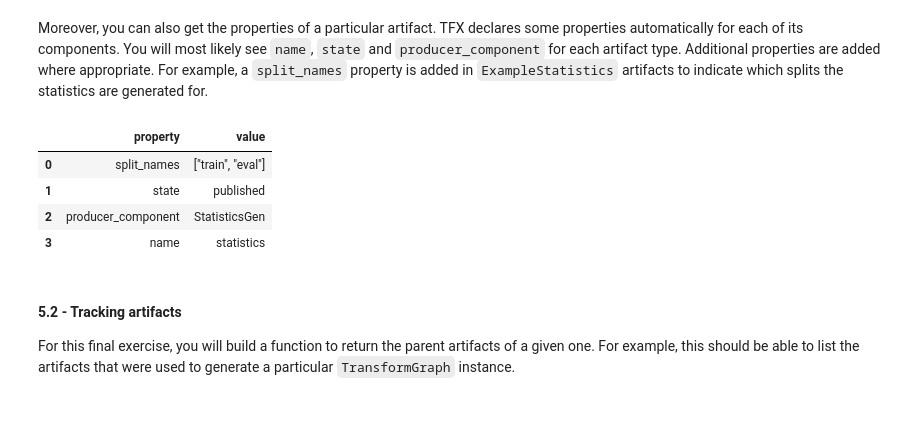
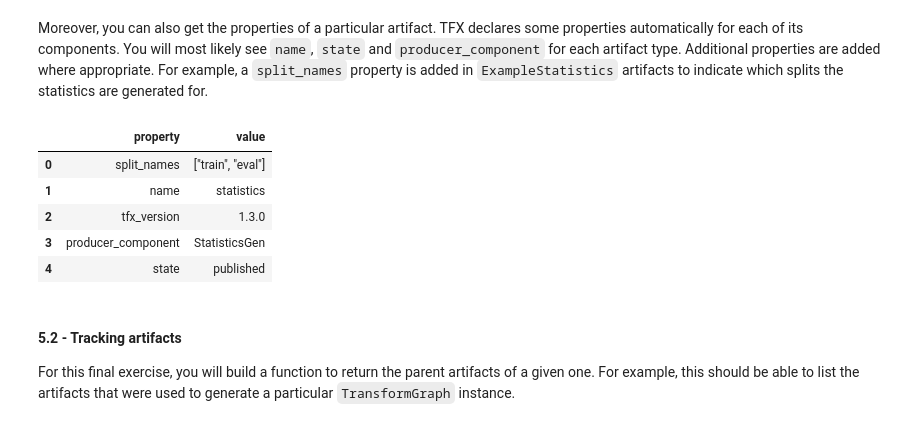
Before and after one commit to GrueneKatze/More-MOOCs, a Jupyter notebook: MLOps/MLOps-in-production/W3/C2W3_Assignment.ipynb, the cells around one changed output. Drawn from its saved outputs; the diff is of its cells as text; code cells hidden in the pictures.

```diff
--- a/MLOps/MLOps-in-production/W3/C2W3_Assignment.ipynb
+++ b/MLOps/MLOps-in-production/W3/C2W3_Assignment.ipynb
@@ -1202,17 +1208,18 @@ display_artifacts(store, schema_list, base_dir)
 # %% [markdown]
 Moreover, you can also get the properties of a particular artifact. TFX declares some properties automatically for each of its components. You will most likely see `name`, `state` and `producer_component` for each artifact type. Additional properties are added where appropriate. For example, a `split_names` property is added in `ExampleStatistics` artifacts to indicate which splits the statistics are generated for.
 # %%
-# Get the latest TransformGraph artifact
-statistics_artifact = store.get_artifacts_by_type('ExampleStatistics')[-1]
+# Get the first TransformGraph artifact
+statistics_artifact = store.get_artifacts_by_type('ExampleStatistics')[0]
 
 # Display the properties of the retrieved artifact
 display_properties(store, statistics_artifact)
 # %% [output]
 |  | property | value |
 | 0 | split_names | ["train", "eval"] |
-| 1 | state | published |
-| 2 | producer_component | StatisticsGen |
-| 3 | name | statistics |
+| 1 | name | statistics |
+| 2 | tfx_version | 1.3.0 |
+| 3 | producer_component | StatisticsGen |
+| 4 | state | published |
 # %% [markdown]
 <a name='5-2'></a>
 #### 5.2 - Tracking artifacts
```
Also changed, not shown: parts of 10 cells of this notebook.
